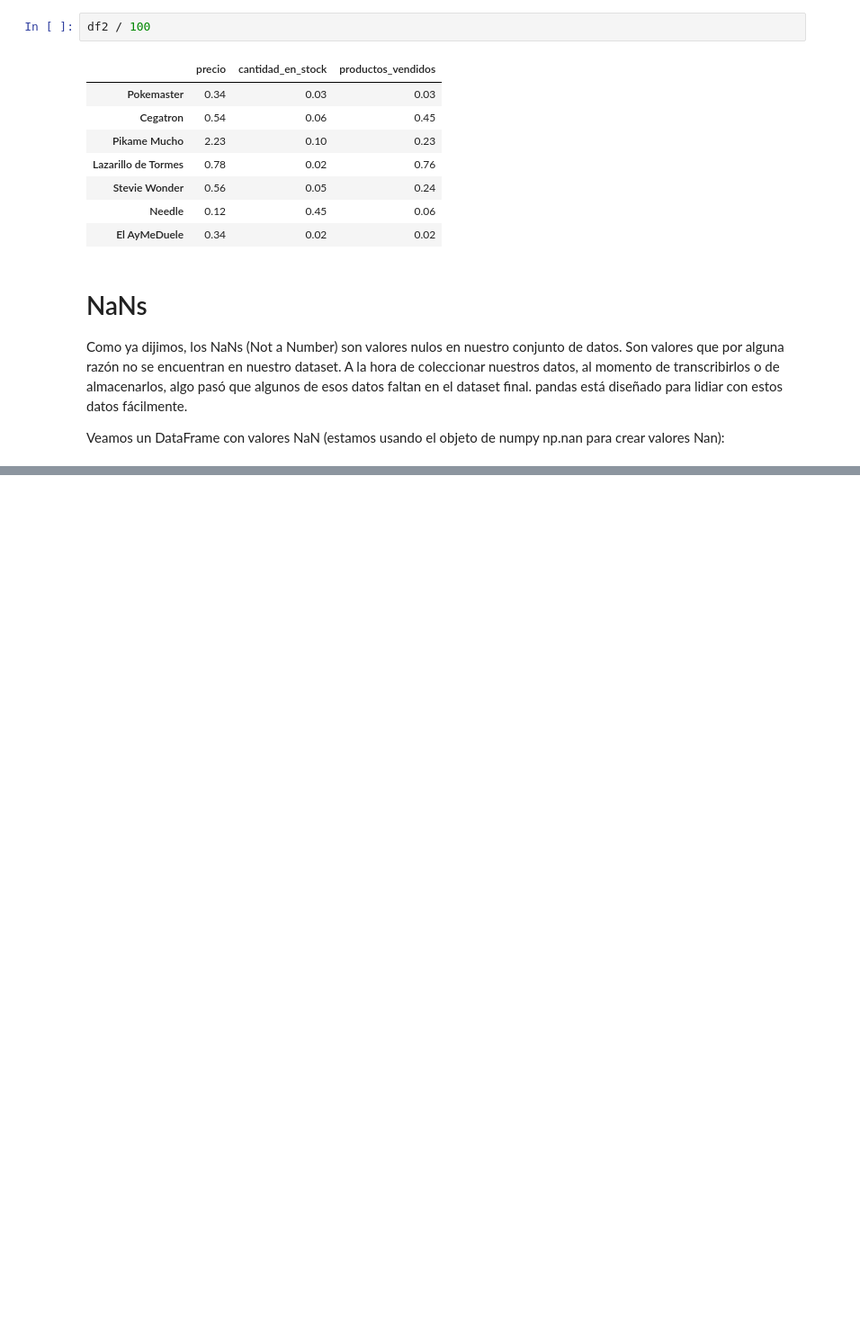
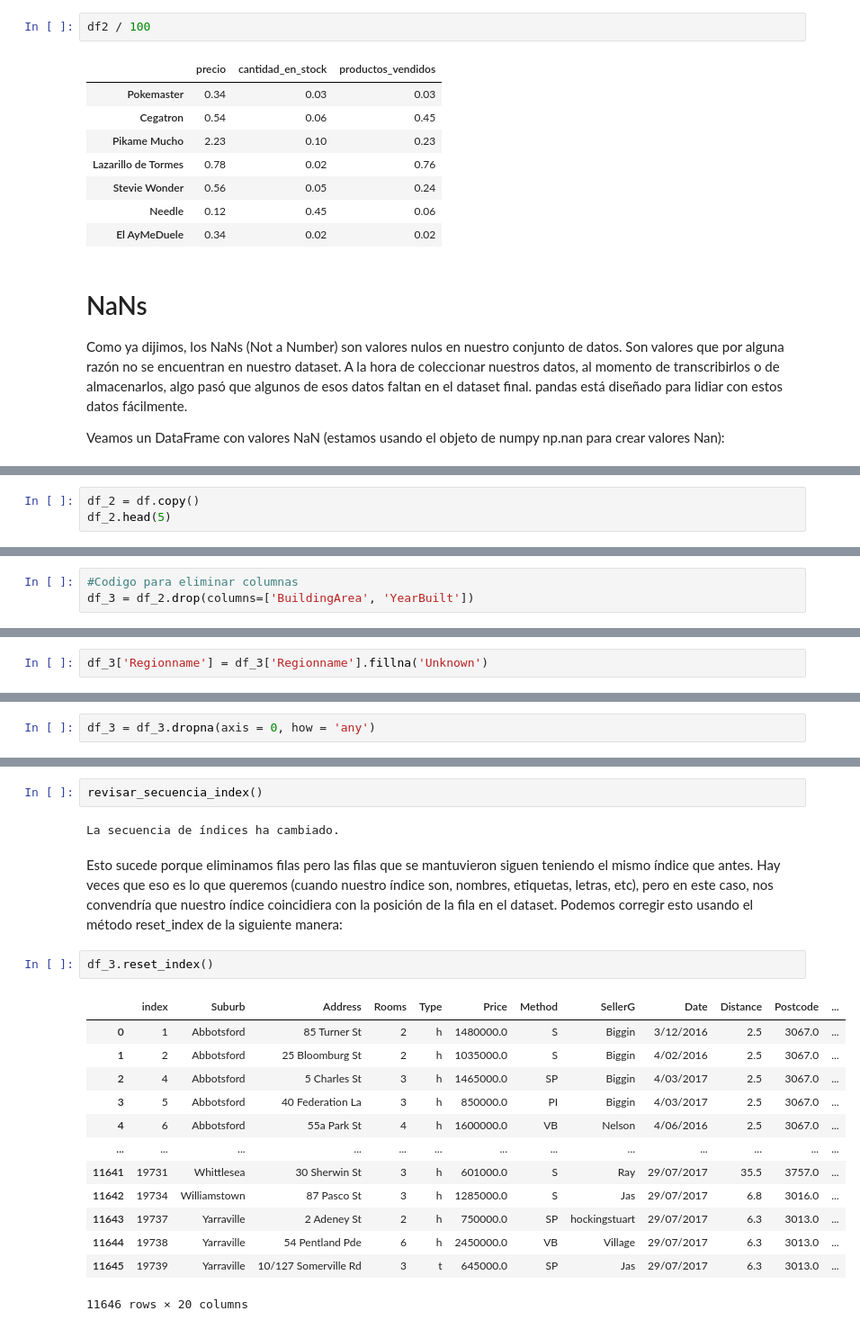
Before and after one commit to efr4in20/AnaliticaDeDatos, a Jupyter notebook: Analitica de Datos_Programacion/ProgramasNotebook/03-Funciones-Vectorizadas-y-Limpiezas-de-Datos/prework/01-Funciones-vectorizadas-y-limpieza-de-datos.ipynb, the cells around one changed output, grey strips where cells are left out. Shown: that part at 90% size. Cells and saved outputs as stored; diff of their text form; blank space fills up the shorter version.

```diff
--- a/Analitica de Datos_Programacion/ProgramasNotebook/03-Funciones-Vectorizadas-y-Limpiezas-de-Datos/prework/01-Funciones-vectorizadas-y-limpieza-de-datos.ipynb
+++ b/Analitica de Datos_Programacion/ProgramasNotebook/03-Funciones-Vectorizadas-y-Limpiezas-de-Datos/prework/01-Funciones-vectorizadas-y-limpieza-de-datos.ipynb
@@ -345,0 +685,3 @@ df3
+# %%
+df_2 = df.copy()
+df_2.head(5)
@@ -345,0 +716,3 @@ df3
+# %%
+#Codigo para eliminar columnas
+df_3 = df_2.drop(columns=['BuildingArea', 'YearBuilt'])
@@ -345,0 +744,2 @@ df3
+# %%
+df_3['Regionname'] = df_3['Regionname'].fillna('Unknown')
@@ -345,0 +771,2 @@ df3
+# %%
+df_3 = df_3.dropna(axis = 0, how = 'any')
@@ -345,0 +842,22 @@ df3
+# %%
+revisar_secuencia_index()
+# %% [output]
+La secuencia de índices ha cambiado.
+# %% [markdown]
+Esto sucede porque eliminamos filas pero las filas que se mantuvieron siguen teniendo el mismo índice que antes. Hay veces que eso es lo que queremos (cuando nuestro índice son, nombres, etiquetas, letras, etc), pero en este caso, nos convendría que nuestro índice coincidiera con la posición de la fila en el dataset. Podemos corregir esto usando el método reset_index de la siguiente manera:
+# %%
+df_3.reset_index()
+# %% [output]
+|  | index | Suburb | Address | Rooms | Type | Price | Method | SellerG | Date | Distance | Postcode | ... |
+| 0 | 1 | Abbotsford | 85 Turner St | 2 | h | 1480000.0 | S | Biggin | 3/12/2016 | 2.5 | 3067.0 | ... |
+| 1 | 2 | Abbotsford | 25 Bloomburg St | 2 | h | 1035000.0 | S | Biggin | 4/02/2016 | 2.5 | 3067.0 | ... |
+| 2 | 4 | Abbotsford | 5 Charles St | 3 | h | 1465000.0 | SP | Biggin | 4/03/2017 | 2.5 | 3067.0 | ... |
+| 3 | 5 | Abbotsford | 40 Federation La | 3 | h | 850000.0 | PI | Biggin | 4/03/2017 | 2.5 | 3067.0 | ... |
+| 4 | 6 | Abbotsford | 55a Park St | 4 | h | 1600000.0 | VB | Nelson | 4/06/2016 | 2.5 | 3067.0 | ... |
+| ... | ... | ... | ... | ... | ... | ... | ... | ... | ... | ... | ... | ... |
+| 11641 | 19731 | Whittlesea | 30 Sherwin St | 3 | h | 601000.0 | S | Ray | 29/07/2017 | 35.5 | 3757.0 | ... |
+| 11642 | 19734 | Williamstown | 87 Pasco St | 3 | h | 1285000.0 | S | Jas | 29/07/2017 | 6.8 | 3016.0 | ... |
+| 11643 | 19737 | Yarraville | 2 Adeney St | 2 | h | 750000.0 | SP | hockingstuart | 29/07/2017 | 6.3 | 3013.0 | ... |
+| 11644 | 19738 | Yarraville | 54 Pentland Pde | 6 | h | 2450000.0 | VB | Village | 29/07/2017 | 6.3 | 3013.0 | ... |
+| 11645 | 19739 | Yarraville | 10/127 Somerville Rd | 3 | t | 645000.0 | SP | Jas | 29/07/2017 | 6.3 | 3013.0 | ... |
+11646 rows × 20 columns
```
Also changed, not shown: parts of 76 cells of this notebook, 17 other files.
